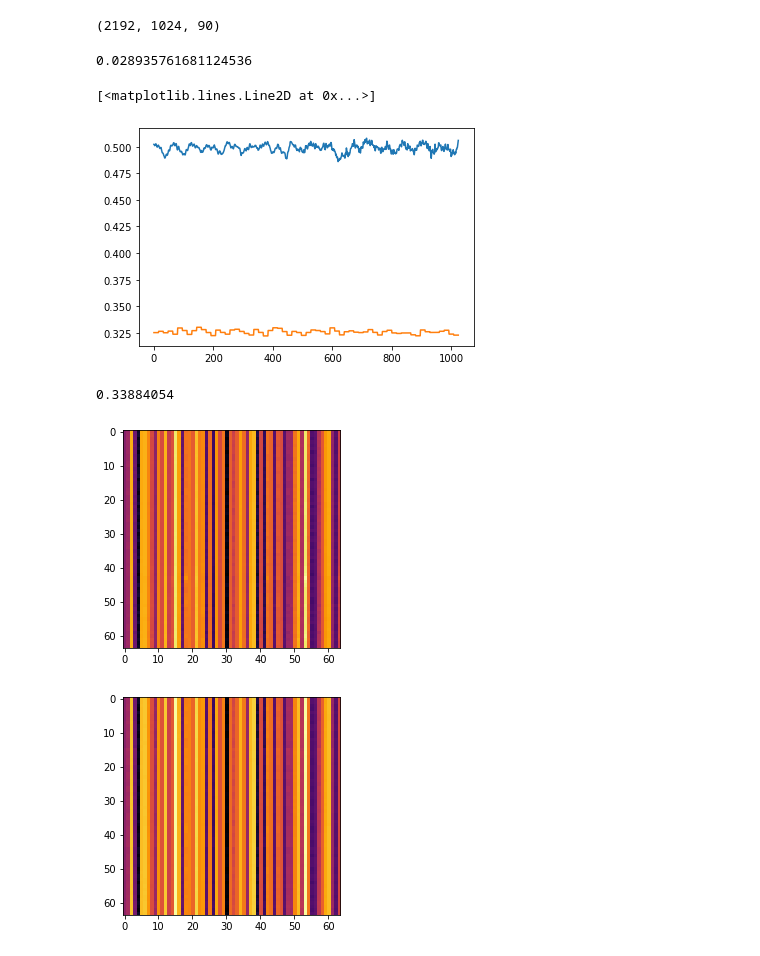
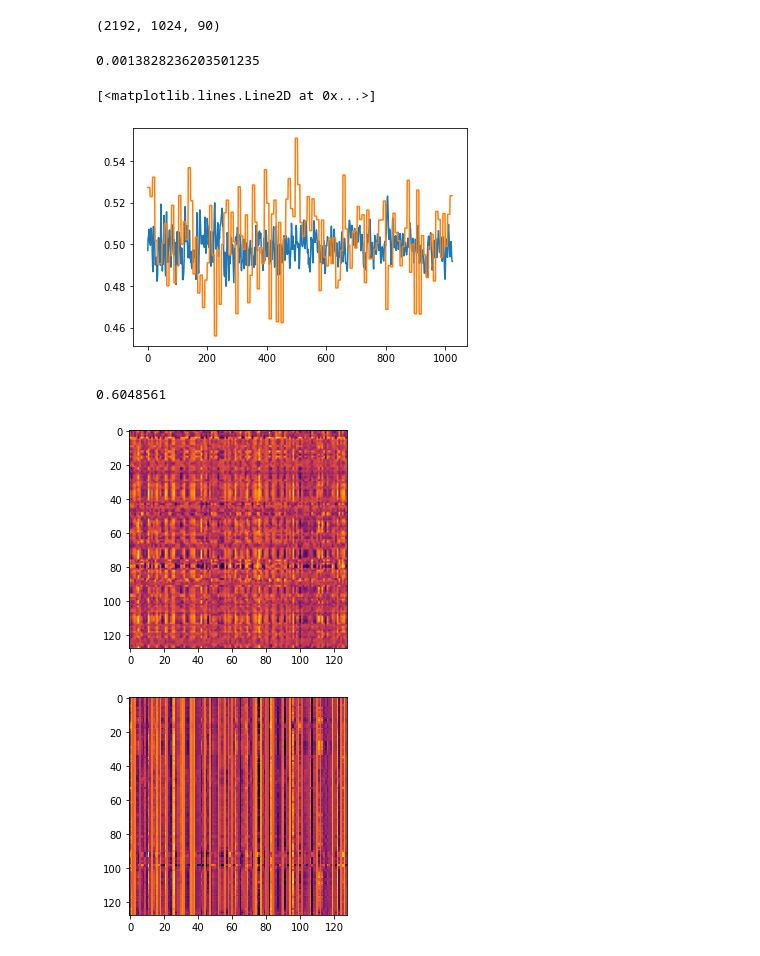
Before and after one commit to sirrus98/ieeg_toy_template, a Jupyter notebook: autoencoder_test.ipynb, the cells around one changed output. Drawn from its saved outputs; the diff is of its cells as text; code cells hidden in the pictures.

```diff
--- a/autoencoder_test.ipynb
+++ b/autoencoder_test.ipynb
@@ -116,9 +152,11 @@ seizure_data_norm = preprocess.normalize_stack(seizure_data_stack,dg_min,dg_max)
 # %%
+callback = tf.keras.callbacks.EarlyStopping(monitor="val_loss",restore_best_weights=True)
 ae.build(input_shape = (None,seizure_data_norm.shape[1],seizure_data_norm.shape[2]))
 ae.summary()
-ae.compile(optimizer='adam', loss='mae')
+opt = keras.optimizers.Adam(learning_rate=0.00005)
+ae.compile(optimizer=opt, loss='mse')
 ae.fit(seizure_data_norm, seizure_data_norm,
-          epochs=5,
-          batch_size=64,
+          epochs=100,
+          batch_size=16,callbacks = [callback],
           validation_data=(seizure_data_norm, seizure_data_norm))
 # %% [output]
@@ -160,24 +198,26 @@ decode.shape
 from sklearn.metrics import mean_squared_error
 mean_squared_error(seizure_data_norm[3], decode[3])
 # %% [output]
-0.028935761681124536
+0.0013828236203501235
 # %%
-plt.plot(seizure_data_norm[6,:,5])
-plt.plot(decode[6,:,5])
+plt.plot(seizure_data_norm[10,:,0])
+plt.plot(decode[10,:,0])
 # %% [output]
 [<matplotlib.lines.Line2D at 0x...>]
-[figure, old version]
+[figure, new version]
 # %%
 decode[0].max()
 # %% [output]
-0.33884054
+0.6048561
+# %%
+encode = encode[:,:,0,:]
 # %%
-plt.imshow(encode[0], cmap='inferno')
+plt.imshow(encode[800], cmap='inferno')
 plt.show()
 # %% [output]
-[figure, old version]
+[figure, new version]
 # %%
-plt.imshow(encode[1097], cmap='inferno', interpolation='nearest')
+plt.imshow(encode[1500], cmap='inferno', interpolation='nearest')
 plt.show()
 # %% [output]
-[figure, old version]
+[figure, new version]
```
Also changed, not shown: parts of 9 cells of this notebook, 4 other files.
